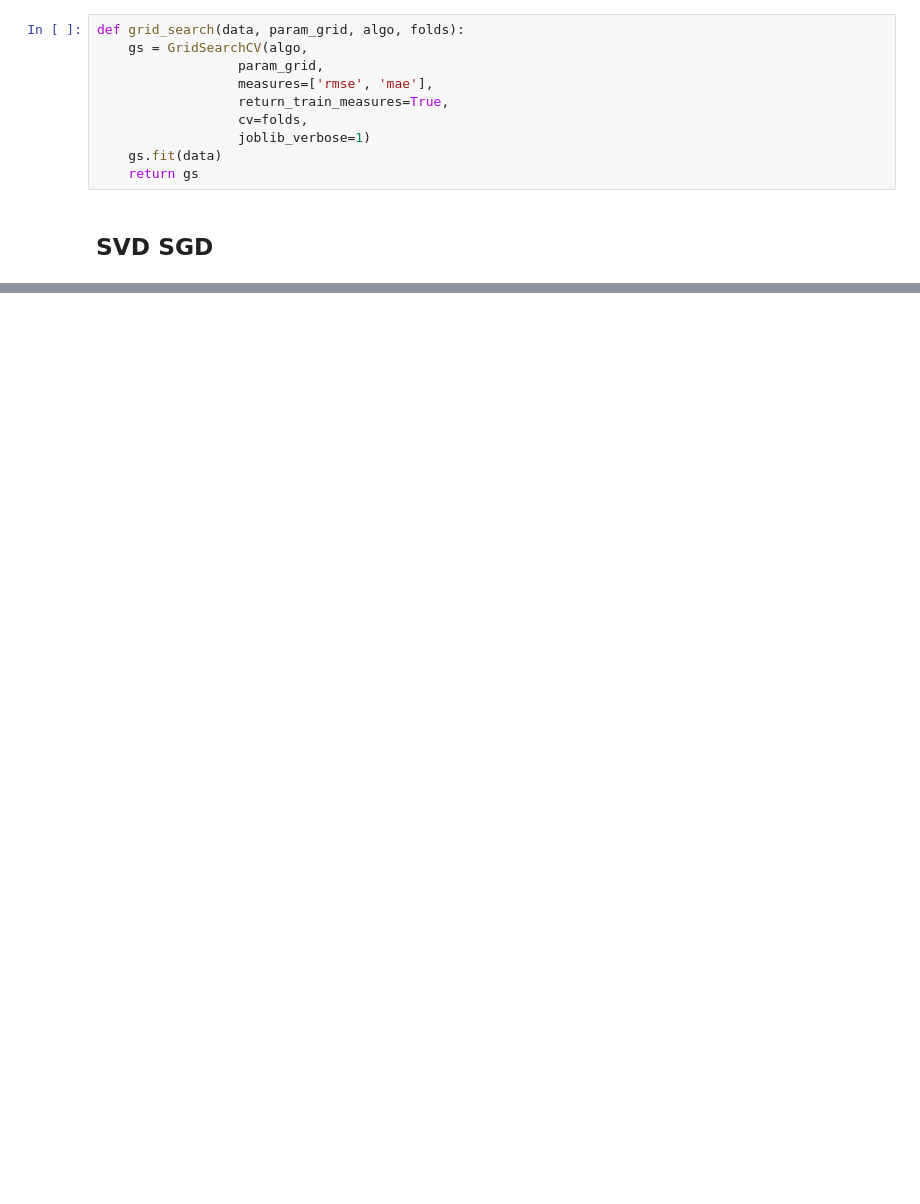
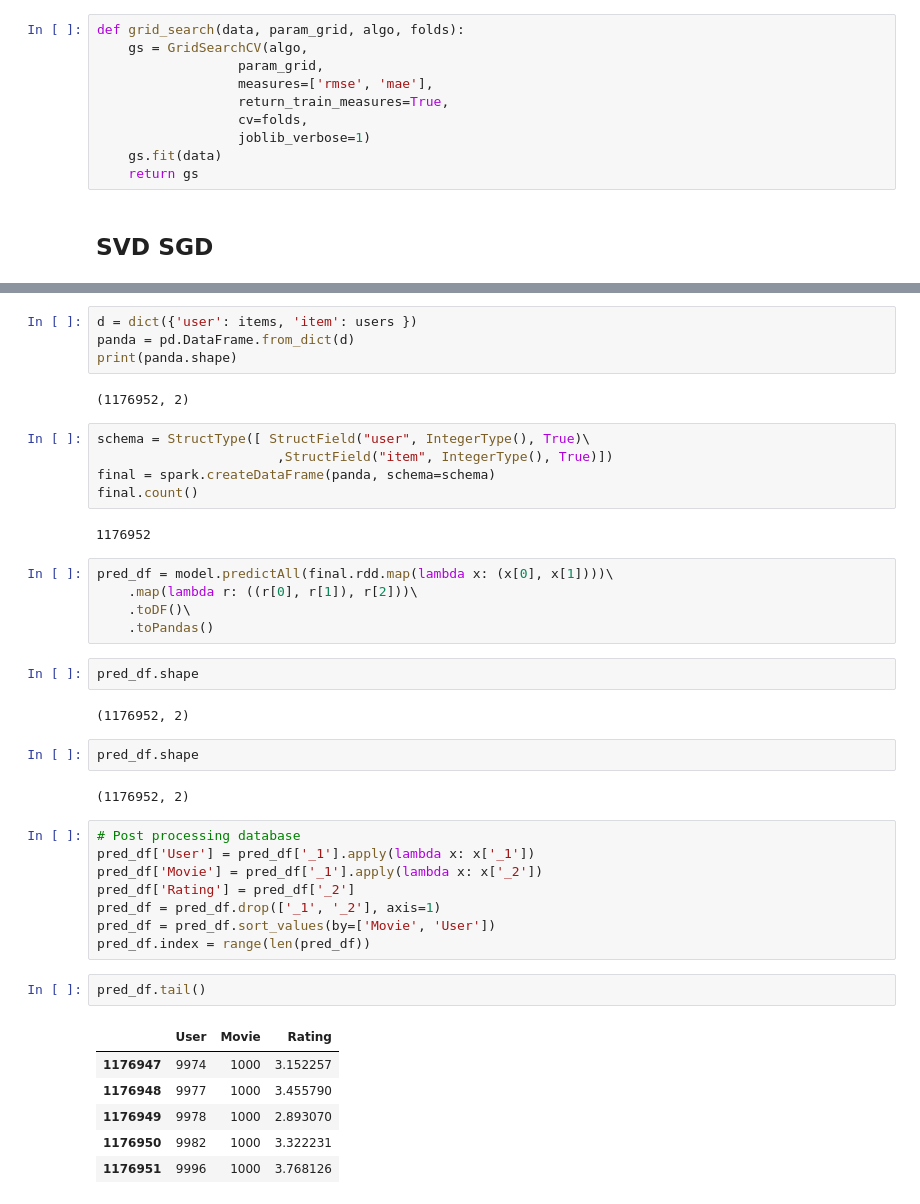
Before and after one commit to lostinstaches/RecommendationSystem, a Jupyter notebook: jakobv2.ipynb, the cells around one changed output, grey strips where cells are left out. Cells and saved outputs as stored; diff of their text form; blank space fills up the shorter version.

```diff
--- a/jakobv2.ipynb
+++ b/jakobv2.ipynb
@@ -43,0 +234,43 @@ gs.best_score['rmse']
+# %%
+d = dict({'user': items, 'item': users })
+panda = pd.DataFrame.from_dict(d)
+print(panda.shape)
+# %% [output]
+(1176952, 2)
+# %%
+schema = StructType([ StructField("user", IntegerType(), True)\
+                       ,StructField("item", IntegerType(), True)])
+final = spark.createDataFrame(panda, schema=schema)
+final.count()
+# %% [output]
+1176952
+# %%
+pred_df = model.predictAll(final.rdd.map(lambda x: (x[0], x[1])))\
+    .map(lambda r: ((r[0], r[1]), r[2]))\
+    .toDF()\
+    .toPandas()
+# %%
+pred_df.shape
+# %% [output]
+(1176952, 2)
+# %%
+pred_df.shape
+# %% [output]
+(1176952, 2)
+# %%
+# Post processing database
+pred_df['User'] = pred_df['_1'].apply(lambda x: x['_1'])
+pred_df['Movie'] = pred_df['_1'].apply(lambda x: x['_2'])
+pred_df['Rating'] = pred_df['_2']
+pred_df = pred_df.drop(['_1', '_2'], axis=1)
+pred_df = pred_df.sort_values(by=['Movie', 'User'])
+pred_df.index = range(len(pred_df))
+# %%
+pred_df.tail()
+# %% [output]
+|  | User | Movie | Rating |
+| 1176947 | 9974 | 1000 | 3.152257 |
+| 1176948 | 9977 | 1000 | 3.455790 |
+| 1176949 | 9978 | 1000 | 2.893070 |
+| 1176950 | 9982 | 1000 | 3.322231 |
+| 1176951 | 9996 | 1000 | 3.768126 |
```
Also changed, not shown: parts of 31 cells of this notebook, 2 other files.
